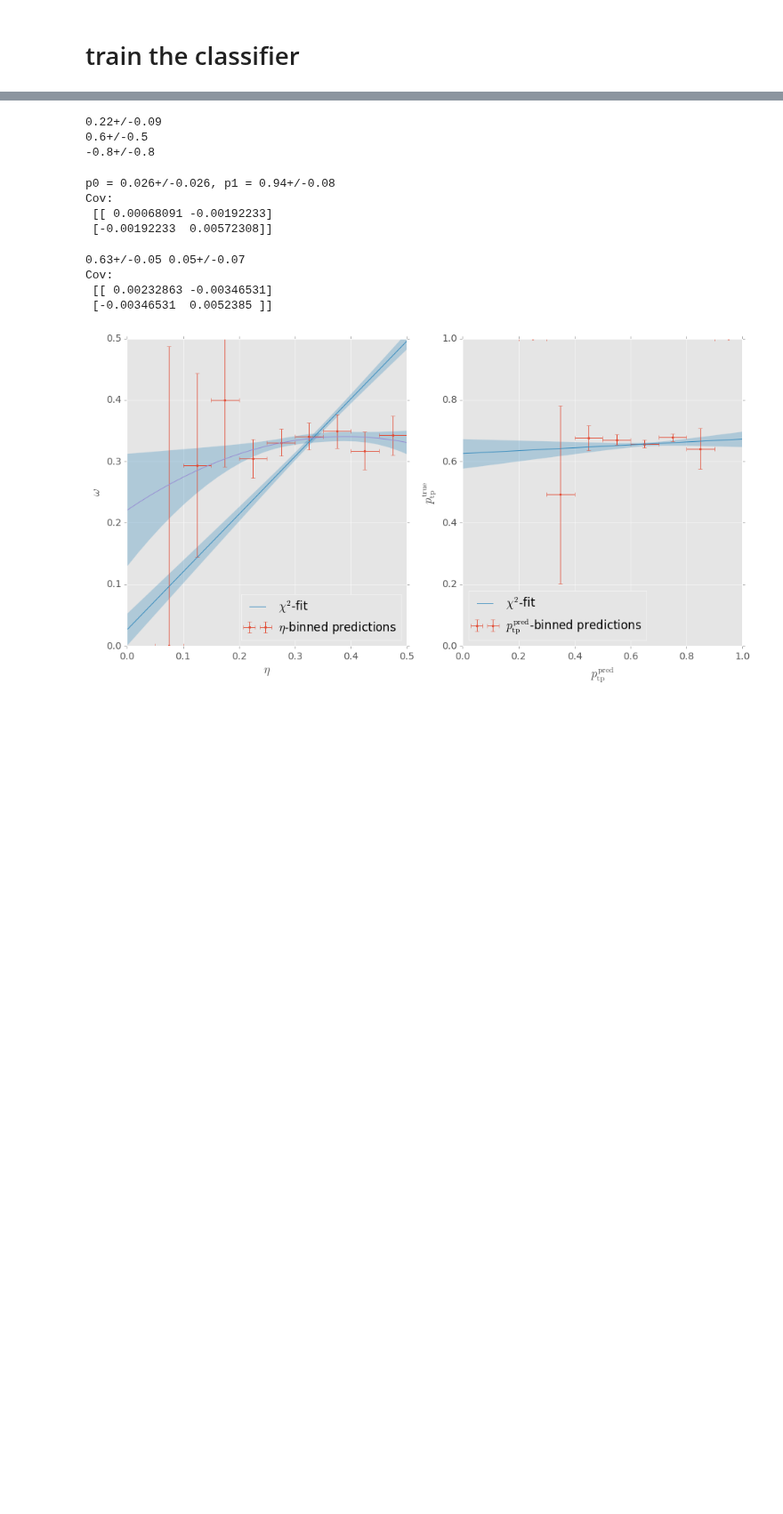
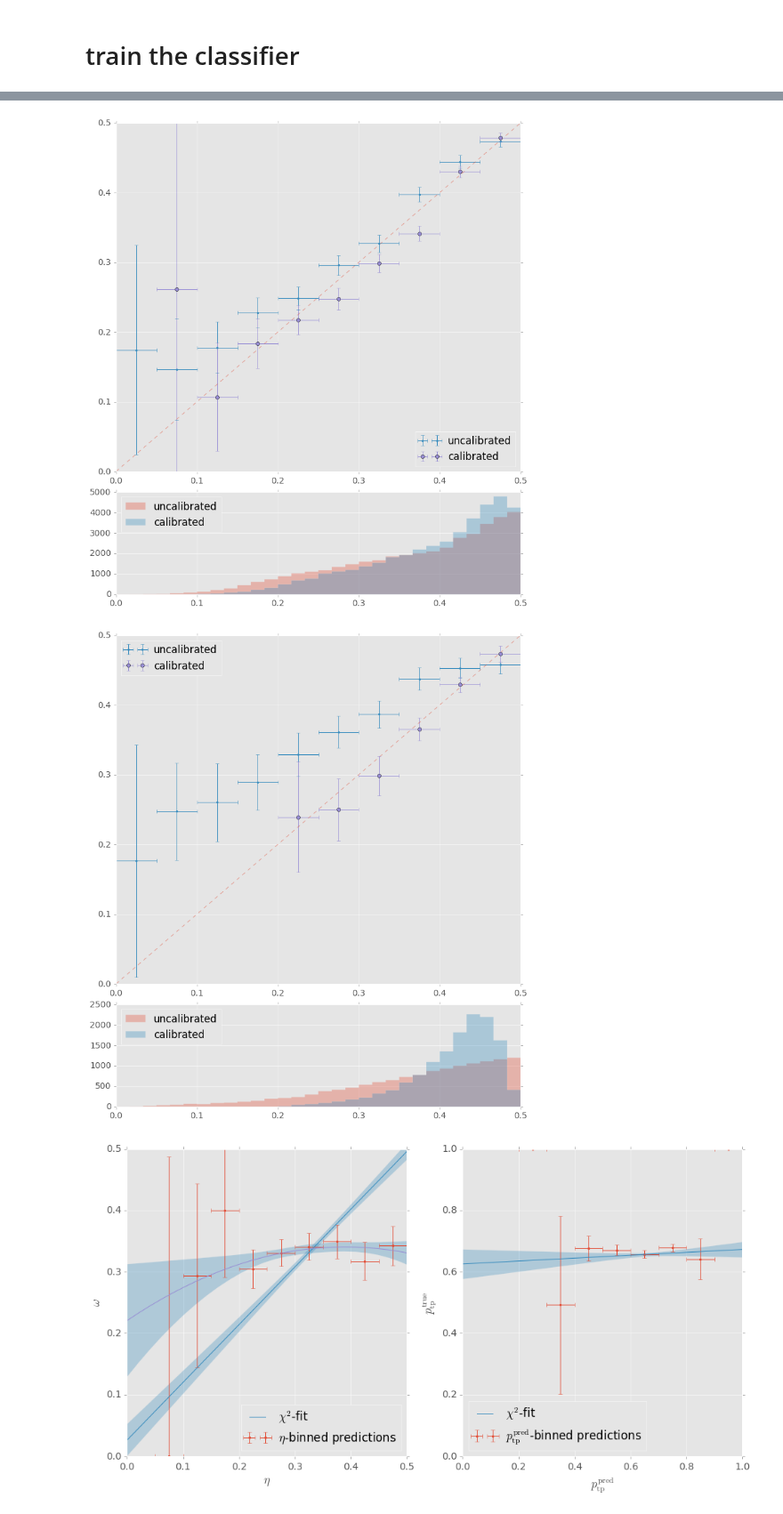
Before and after one commit to bixel/fttrainer, a Jupyter notebook: muon-training.ipynb, the cells around one changed output, grey strips where cells are left out. Shown at 89% size. Cells and saved outputs as stored; diff of their text form; code cells hidden in the pictures; blank space fills up the shorter version.

```diff
--- a/muon-training.ipynb
+++ b/muon-training.ipynb
@@ -458,16 +375,0 @@ errors_poly = np.sqrt(np.diag(cov_poly))
-# %%
-print(*[ufloat(v, u) for v, u in zip(params_poly, errors_poly)], sep='\n')
-# %% [output]
-0.22+/-0.09
-0.6+/-0.5
--0.8+/-0.8
-# %%
-p0, p1 = params
-p0err, p1err = np.diag(np.sqrt(cov))
-print('p0 = {}, p1 = {}'.format(ufloat(p0, p0err), ufloat(p1, p1err)))
-print('Cov:\n', cov)
-# %% [output]
-p0 = 0.026+/-0.026, p1 = 0.94+/-0.08
-Cov:
- [[ 0.00068091 -0.00192233]
- [-0.00192233  0.00572308]]
@@ -476,30 +376,24 @@ params_p, cov_p = curve_fit(omega, probas, test_labels, p0=[0, 1], maxfev=10000)
-# %%
-err_p = np.sqrt(np.diag(cov_p))
-print(ufloat(params_p[0], err_p[0]),
-      ufloat(params_p[1], err_p[1]))
-print('Cov:\n', cov_p)
-# %% [output]
-0.63+/-0.05 0.05+/-0.07
-Cov:
- [[ 0.00232863 -0.00346531]
- [-0.00346531  0.0052385 ]]
-# %%
-def proba_bins(x, y_true, errs=True, bins=10, range=(0, 1), sample_weight=None):
-    """ Bin data by x and calculate the amount of y_true in each bin,
-        errors will be (bin_width/2, sqrt(bin_count))
-    """
-    if sample_weight is None:
-        sample_weight = np.ones(x.shape)
-    stepsize = (range[1] - range[0]) / bins
-    bin_range = np.arange(range[0], range[1], stepsize)
-    xs = np.array([x_ + stepsize/2 for x_ in bin_range])
-    true_sums = np.array([np.sum(sample_weight[(x > x_) & (x <= x_+stepsize)]) for x_ in bin_range])
-    ys = np.array([np.sum(sample_weight[(x > x_) & (x <= x_+stepsize) & (np.array(y_true) == True)])
-          for x_ in bin_range]) / true_sums
-    if errs:
-        y_errs = np.array([np.sqrt(np.sum(sample_weight[(x > x_) & (x <= x_+stepsize) & (np.array(y_true) == False)]))
-                  for x_ in bin_range]) / true_sums
-        x_errs = stepsize / 2
-        return xs, ys, y_errs, x_errs
-    else:
-        return xs, ys
+# %%
+for key, d in datasets.items():
+    plt.figure(figsize=(12, 14))
+    ax1 = plt.subplot2grid((4, 1), (0, 0), rowspan=3)
+    ax2 = plt.subplot2grid((4, 1), (3, 0))
+    data = d['test_data']
+    data['etas'] = np.where(data.probas > 0.5, 1 - data.probas, data.probas)
+    data['calib_etas'] = np.where(data.calib_probas > 0.5, 1 - data.calib_probas, data.calib_probas)
+    plt.axes(ax1)
+    plt.plot([0, 0.5], [0, 0.5], '--', alpha=0.5)
+    plt.errorbar(*proba_bins(data.etas, ~data.target, sample_weight=data.SigYield_sw, range=(0, 0.5)),
+                 fmt='.', label='uncalibrated')
+    plt.errorbar(*proba_bins(data.calib_etas, ~data.target, sample_weight=data.SigYield_sw, range=(0, 0.5)),
+                 fmt='o', label='calibrated')
+    plt.ylim(0, 0.5)
+    plt.legend(loc='best')
+    plt.axes(ax2)
+    plt.hist(data.etas, bins=30, range=(0, 0.5), alpha=0.33, label='uncalibrated', histtype='stepfilled')
+    plt.hist(data.calib_etas, bins=30, range=(0, 0.5), alpha=0.33, label='calibrated', histtype='stepfilled')
+    plt.legend(loc='upper left')
+    plt.show()
+# %% [output]
+[figure, added]
+[figure, added]
```
Also changed, not shown: parts of 28 cells of this notebook, 2 other files.
